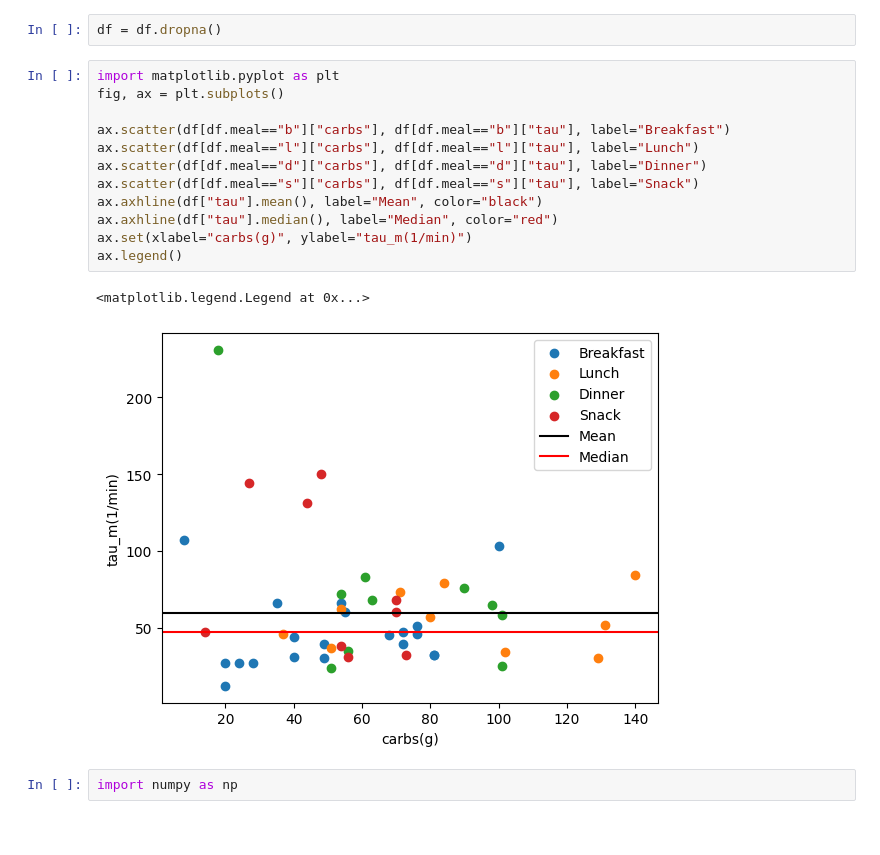
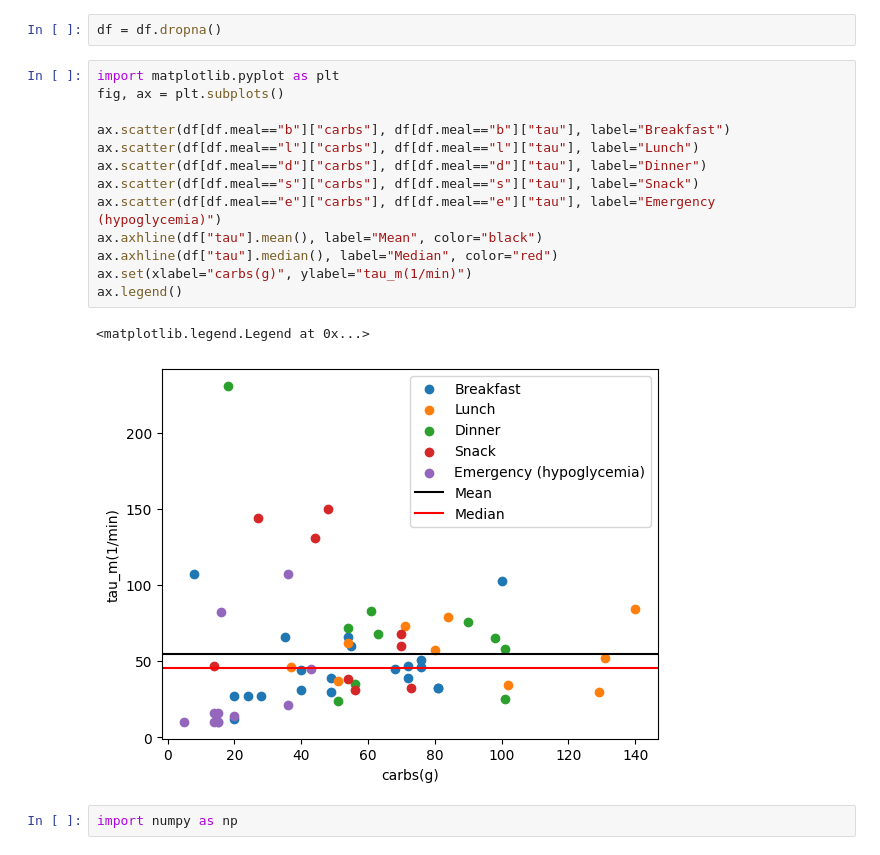
Before and after one commit to KeAWang/differentiable_t1d, a Jupyter notebook: kanderian_data.ipynb, the cells around one changed output. Cells and saved outputs as stored; diff of their text form.

Commit message:
add emergency meals from kanderian table

```diff
--- a/kanderian_data.ipynb
+++ b/kanderian_data.ipynb
@@ -8,18 +8,19 @@ df = df.dropna()
 # %%
 import matplotlib.pyplot as plt
 fig, ax = plt.subplots()
 
 ax.scatter(df[df.meal=="b"]["carbs"], df[df.meal=="b"]["tau"], label="Breakfast")
 ax.scatter(df[df.meal=="l"]["carbs"], df[df.meal=="l"]["tau"], label="Lunch")
 ax.scatter(df[df.meal=="d"]["carbs"], df[df.meal=="d"]["tau"], label="Dinner")
 ax.scatter(df[df.meal=="s"]["carbs"], df[df.meal=="s"]["tau"], label="Snack")
+ax.scatter(df[df.meal=="e"]["carbs"], df[df.meal=="e"]["tau"], label="Emergency (hypoglycemia)")
 ax.axhline(df["tau"].mean(), label="Mean", color="black")
 ax.axhline(df["tau"].median(), label="Median", color="red")
 ax.set(xlabel="carbs(g)", ylabel="tau_m(1/min)")
 ax.legend()
 # %% [output]
 <matplotlib.legend.Legend at 0x...>
-[figure, old version]
+[figure, new version]
 # %%
 import numpy as np
 # %%
```
Also changed, not shown: parts of 4 cells of this notebook, 1 other file.
